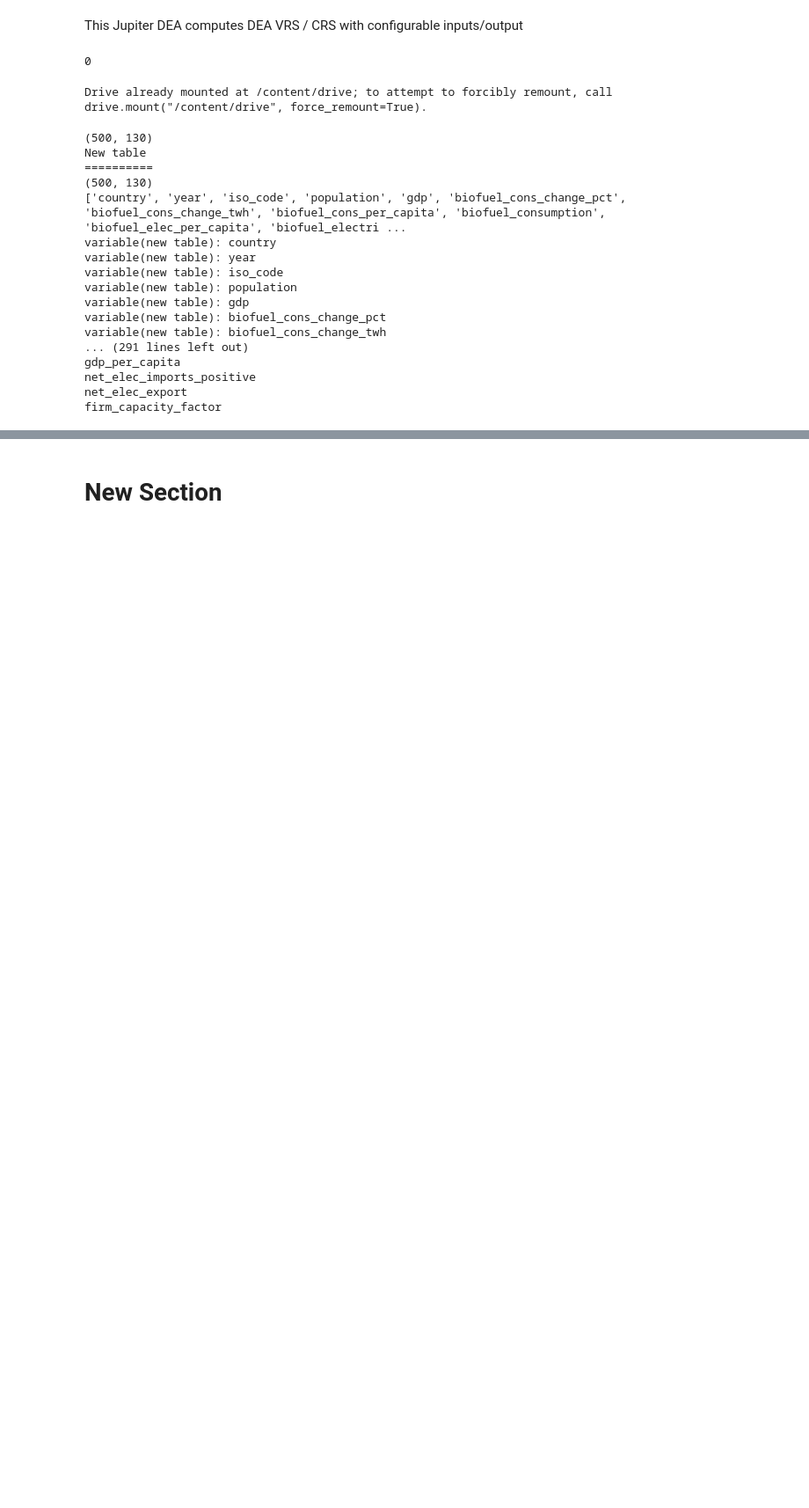
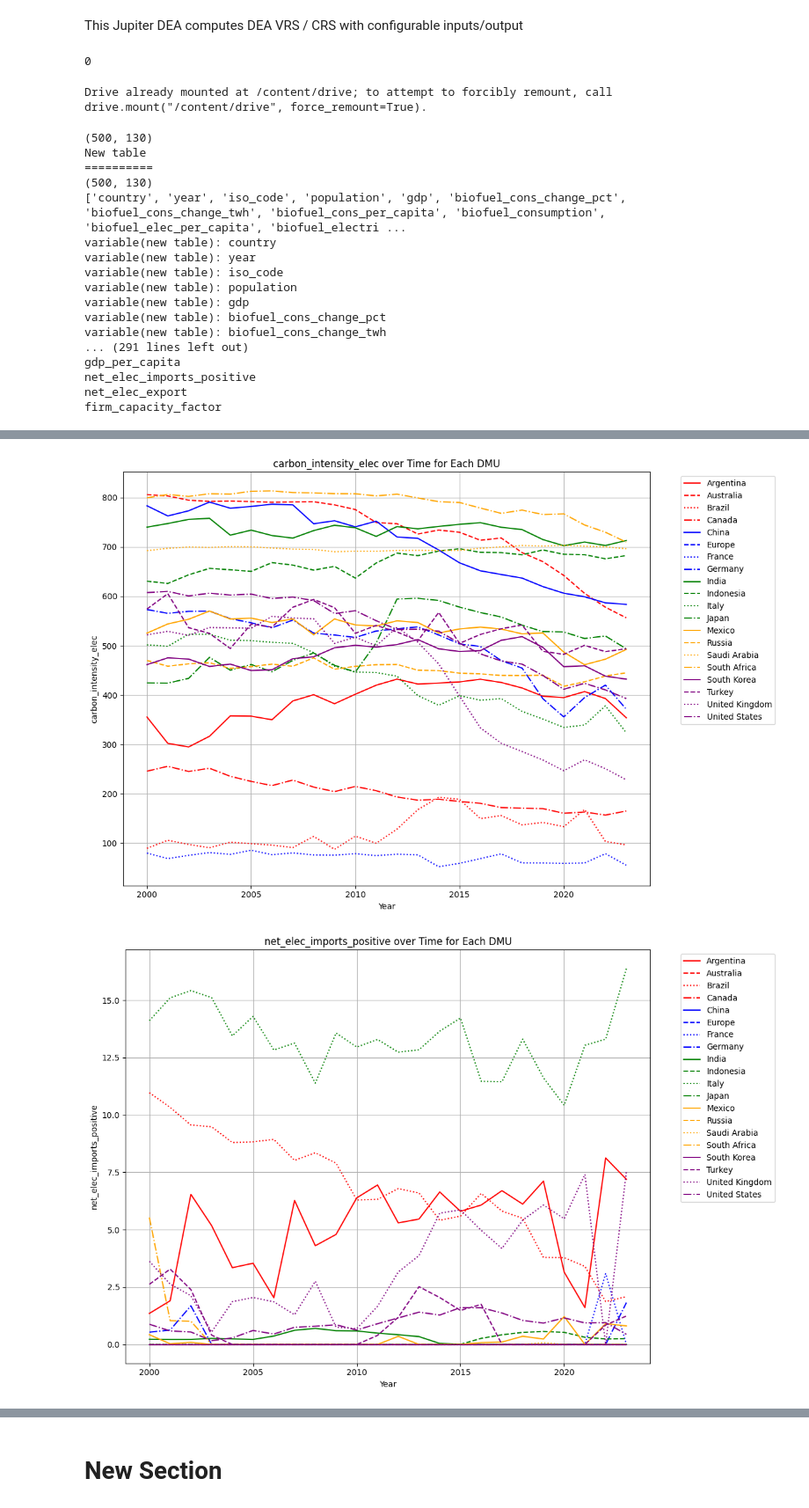
Before and after one commit to silviasd2025-bit/dea_studies, a Jupyter notebook: 20260114_dea_dim_imp_exp.ipynb, the cells around one changed output, grey strips where cells are left out. Shown at 88% size. Saved outputs shown, nothing was run; the diff lists cells and outputs as text; code cells hidden in the pictures; blank space fills up the shorter version.

```diff
--- a/20260114_dea_dim_imp_exp.ipynb
+++ b/20260114_dea_dim_imp_exp.ipynb
@@ -502,0 +424,50 @@ for variable in variables_to_iterate:
+# %%
+import itertools
+
+# Create a list of unique colors equal to the number of DMUs
+num_dmus = len(countries)
+colors = plt.cm.tab20(np.linspace(0, 1, num_dmus))
+color_list = [
+    'red', 'blue', 'green', 'orange', 'purple', 'brown', 'pink', 'olive', 'cyan', 'magenta',
+    'teal', 'gold', 'navy', 'maroon', 'lime', 'coral', 'darkgrey', 'khaki', 'orchid', 'turquoise',
+    'slateblue', 'darkorange'
+]
+# Different line styles
+line_styles = ['-', '--', ':', '-.']   # solid, dashed, dotted, dash-dot
+
+# Determine which DataFrame is currently active for plotting based on the 'old' flag.
+# This part assumes 'old' variable is correctly set in previous cells.
+active_df_for_plotting = df_old if old else df_new
+
+for variable in variables2plot:
+    # Create a cycle of unique (color, style) combinations
+    style_cycle = itertools.cycle((c, s) for c in color_list for s in line_styles)
+
+    plt.figure(figsize=(12, 8))
+    for dmu in countries:
+      # 'data' will be filtered from 'active_df_for_plotting'
+      if old:
+        data = df_old[df_old["dmu"] == dmu]
+      else:
+        data = df_new[df_new["dmu"] == dmu]
+
+      # The variable should already be in 'variables_to_iterate' and checked for existence
+      # in 'active_df_for_plotting', so direct access should be safe here.
+
+      color, style = next(style_cycle)
+      plt.plot(
+            data["year"],
+            data[variable],
+            label=dmu,
+            color=color,
+            linestyle = style
+        )
+
+    plt.xlabel("Year")
+    plt.ylabel(variable)
+    plt.title(f"{variable} over Time for Each DMU")
+    plt.legend(bbox_to_anchor=(1.05, 1), loc="upper left")
+    plt.grid(True)
+    plt.tight_layout()
+    plt.show()
+# %% [output]
@@ -502,0 +475,2 @@ for variable in variables_to_iterate:
+[figure, added]
+[figure, added]
```
Also changed, not shown: parts of 7 cells of this notebook.
